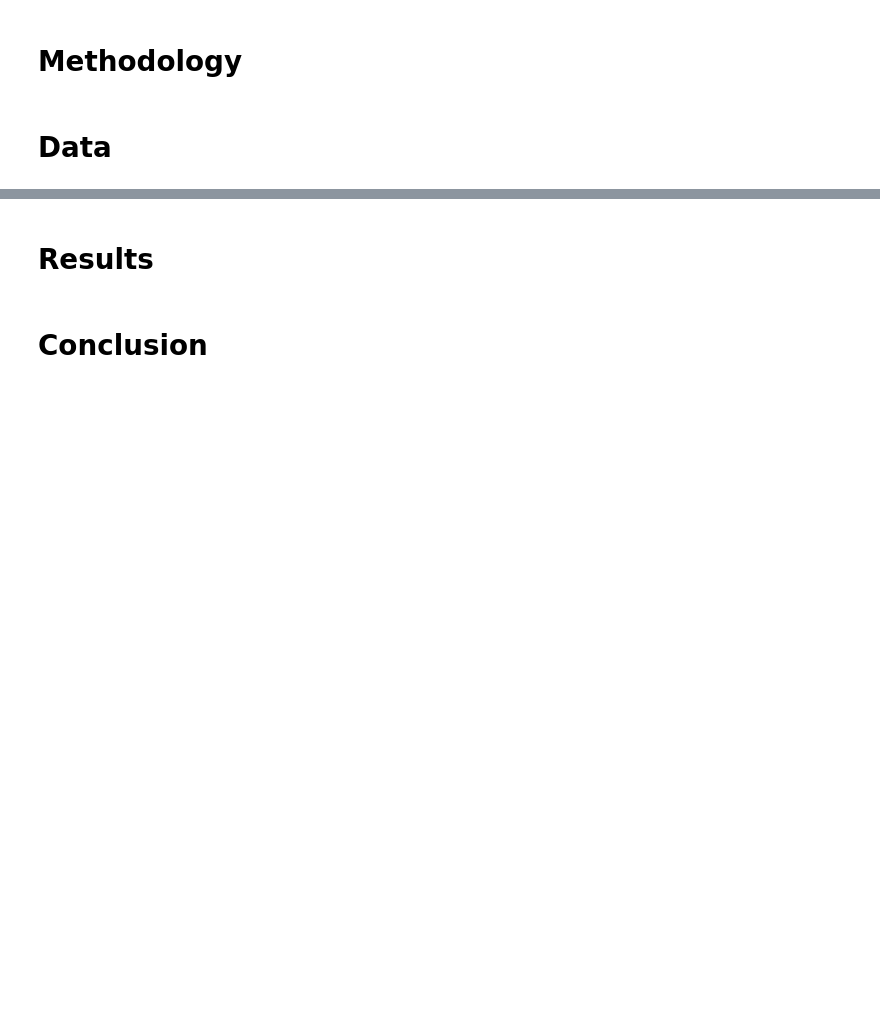
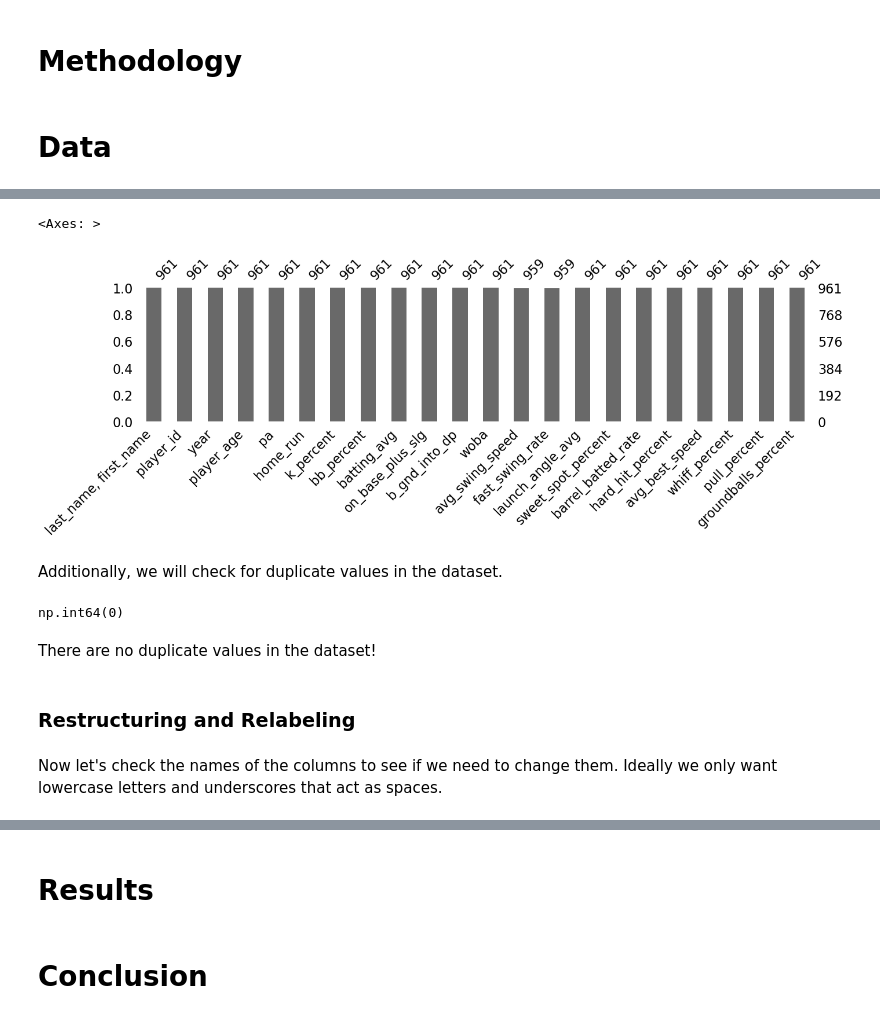
Before and after one commit to ArdenAChen/mlb-ops-prediction, a Jupyter notebook: mlb_ops_prediction.ipynb, the cells around one changed output, grey strips where cells are left out. Cells and saved outputs as stored; diff of their text form; code cells hidden in the pictures; blank space fills up the shorter version.

```diff
--- a/mlb_ops_prediction.ipynb
+++ b/mlb_ops_prediction.ipynb
@@ -6,3 +7,5 @@ import seaborn as sns
 import statsmodels.api as sm
 import statsmodels.formula.api as smf
 from scipy.stats import probplot
+# %%
+df = pd.read_csv("data/mlb_stats.csv")
@@ -16,0 +46,17 @@ from scipy.stats import probplot
+# %%
+msno.bar(df, figsize = (15, 3))
+# %% [output]
+<Axes: >
+[figure, added]
+# %% [markdown]
+Additionally, we will check for duplicate values in the dataset.
+# %%
+df.duplicated().sum()
+# %% [output]
+np.int64(0)
+# %% [markdown]
+There are no duplicate values in the dataset!
+# %% [markdown]
+### Restructuring and Relabeling
+# %% [markdown]
+Now let's check the names of the columns to see if we need to change them. Ideally we only want lowercase letters and underscores that act as spaces.
```
Also changed, not shown: parts of 19 cells of this notebook.
